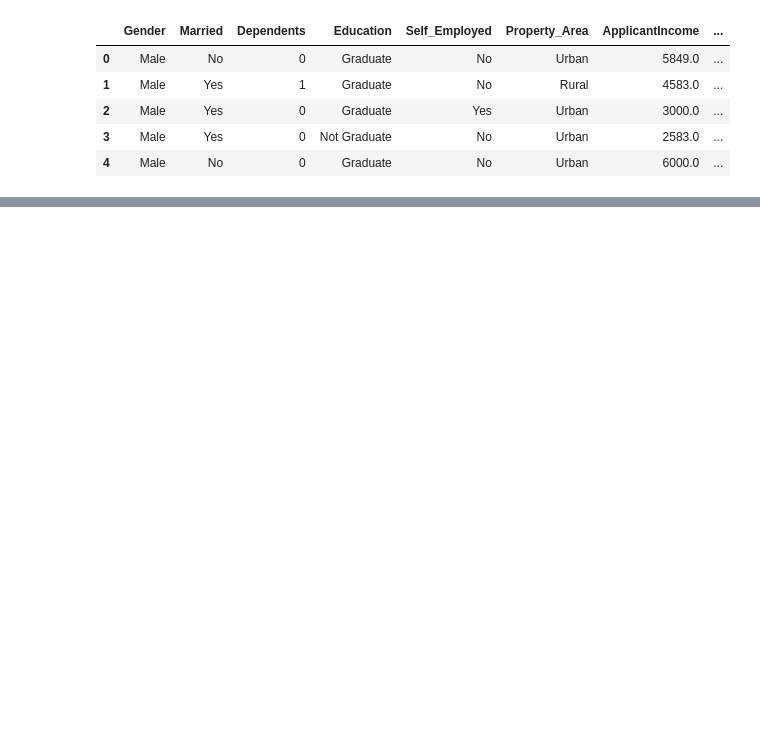
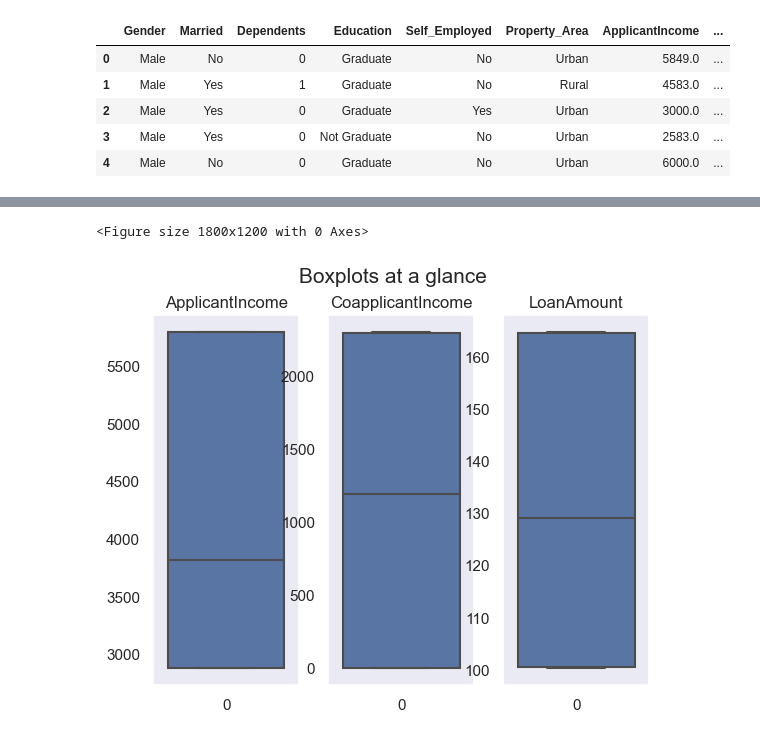
Before and after one commit to bhaskarmulik/Home-loan-prediction-model, a Jupyter notebook: src.ipynb, the cells around one changed output, grey strips where cells are left out. Drawn from its saved outputs; the diff is of its cells as text; code cells hidden in the pictures; blank space fills up the shorter version.

```diff
--- a/src.ipynb
+++ b/src.ipynb
@@ -676,0 +665,27 @@ Since we were unable to find out the mutual information in the previous cells be
+# %%
+#To deal with outliers in coapplicant income and loan amount, we will use the z-score method
+features_with_outliers = ['ApplicantIncome',	'CoapplicantIncome'	,'LoanAmount']
+new_df[features_with_outliers].head()
+
+def deal_with_outliers(col):
+    lowlim = new_df[col].quantile(0.25)
+    uplim = new_df[col].quantile(0.75)
+    new_df[col] = [uplim if val>=uplim else val for val in new_df[col]]
+    new_df[col] = [lowlim if val<=lowlim else val for val in new_df[col]]
+
+for feat in features_with_outliers:
+    deal_with_outliers(feat)
+
+#Plotting to check the removal of outliers
+plt.figure(figsize=(18,12))
+sns.set_theme(style='dark')
+figure, ax = plt.subplots(nrows=1, ncols=3)
+figure.suptitle('Boxplots at a glance', fontsize=15)
+counter=0
+for i in range(0,3,1):
+    sns.boxplot(new_df[features_with_outliers[counter]], ax=ax[i])
+    ax[i].set_title(features_with_outliers[counter])
+    counter+=1
+# %% [output]
+<Figure size 1800x1200 with 0 Axes>
+[figure, added]
```
Also changed, not shown: parts of 25 cells of this notebook.
